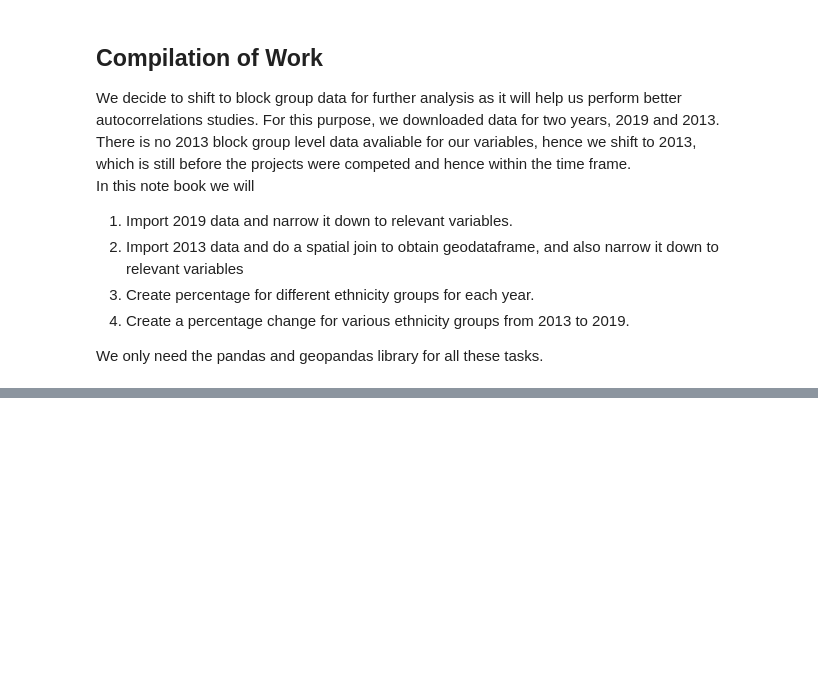
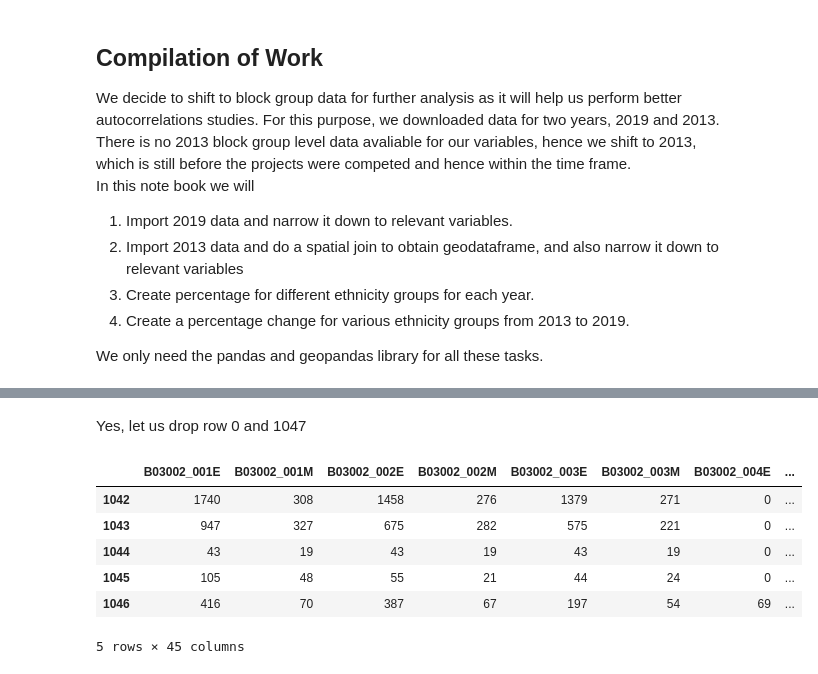
Before and after one commit to nlmatteson/UP206A--Final-Project, a Jupyter notebook: Group-Assignments/spatialcorrelation_ethnicity.ipynb, the cells around one changed output, grey strips where cells are left out. Cells and saved outputs as stored; diff of their text form; code cells hidden in the pictures; blank space fills up the shorter version.

```diff
--- a/Group-Assignments/spatialcorrelation_ethnicity.ipynb
+++ b/Group-Assignments/spatialcorrelation_ethnicity.ipynb
@@ -77,2 +196,14 @@ b2013.tail()
+# %% [markdown]
+Yes, let us drop row 0 and 1047
 # %%
-b2013=b2013.drop([1047])
+b2013=b2013.drop([0,1047])
+
+b2013.tail()
+# %% [output]
+|  | B03002_001E | B03002_001M | B03002_002E | B03002_002M | B03002_003E | B03002_003M | B03002_004E | ... |
+| 1042 | 1740 | 308 | 1458 | 276 | 1379 | 271 | 0 | ... |
+| 1043 | 947 | 327 | 675 | 282 | 575 | 221 | 0 | ... |
+| 1044 | 43 | 19 | 43 | 19 | 43 | 19 | 0 | ... |
+| 1045 | 105 | 48 | 55 | 21 | 44 | 24 | 0 | ... |
+| 1046 | 416 | 70 | 387 | 67 | 197 | 54 | 69 | ... |
+5 rows × 45 columns
```
Also changed, not shown: parts of 81 cells of this notebook, 4 other files.
